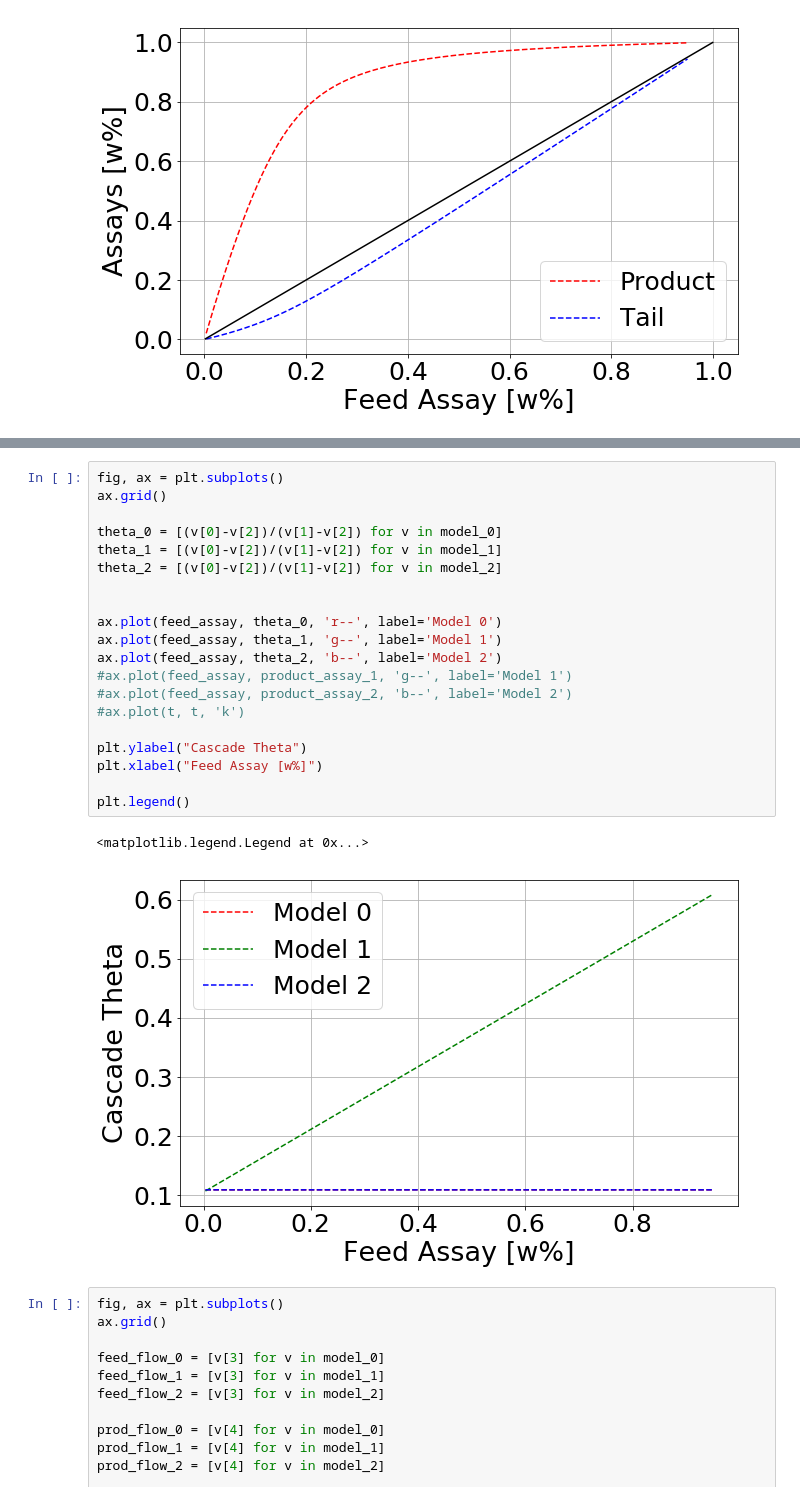
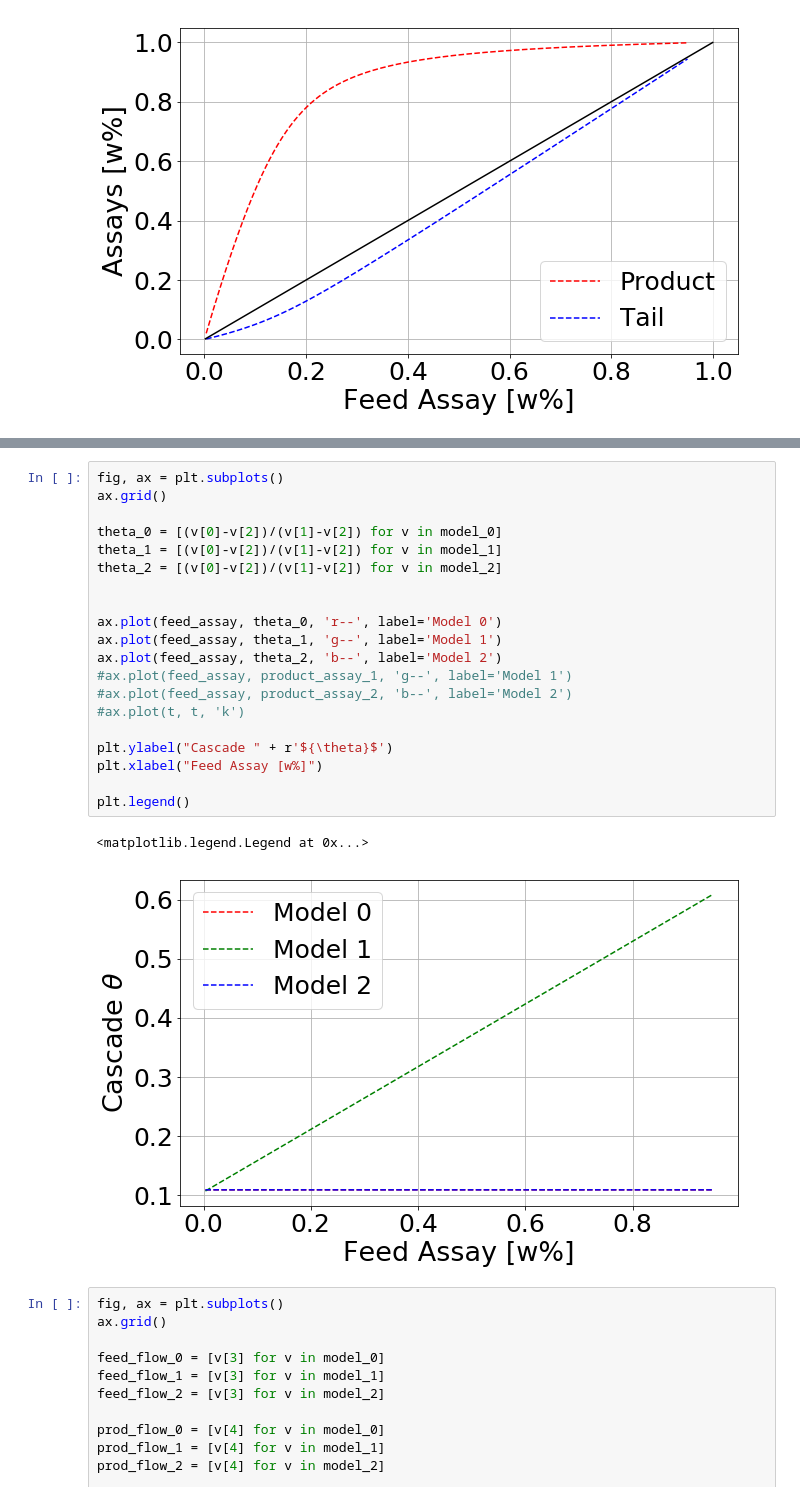
Before and after one commit to stompsjo/enrich_calcs, a Jupyter notebook: deltaU_theta.ipynb, the cells around one changed output, grey strips where cells are left out. Saved outputs shown, nothing was run; the diff lists cells and outputs as text.

```diff
--- a/deltaU_theta.ipynb
+++ b/deltaU_theta.ipynb
@@ -462,26 +351,26 @@ Lvl 2:
 # %%
 fig, ax = plt.subplots()
 ax.grid()
 
 theta_0 = [(v[0]-v[2])/(v[1]-v[2]) for v in model_0]
 theta_1 = [(v[0]-v[2])/(v[1]-v[2]) for v in model_1]
 theta_2 = [(v[0]-v[2])/(v[1]-v[2]) for v in model_2]
 
 
 ax.plot(feed_assay, theta_0, 'r--', label='Model 0')
 ax.plot(feed_assay, theta_1, 'g--', label='Model 1')
 ax.plot(feed_assay, theta_2, 'b--', label='Model 2')
 #ax.plot(feed_assay, product_assay_1, 'g--', label='Model 1')
 #ax.plot(feed_assay, product_assay_2, 'b--', label='Model 2')
 #ax.plot(t, t, 'k')
 
-plt.ylabel("Cascade Theta")
+plt.ylabel("Cascade " + r'${\theta}$')
 plt.xlabel("Feed Assay [w%]")
 
 plt.legend()
 # %% [output]
 <matplotlib.legend.Legend at 0x...>
-[figure, old version]
+[figure, new version]
 # %%
 fig, ax = plt.subplots()
 ax.grid()
```
Also changed, not shown: parts of 18 cells of this notebook, 1 other file.
